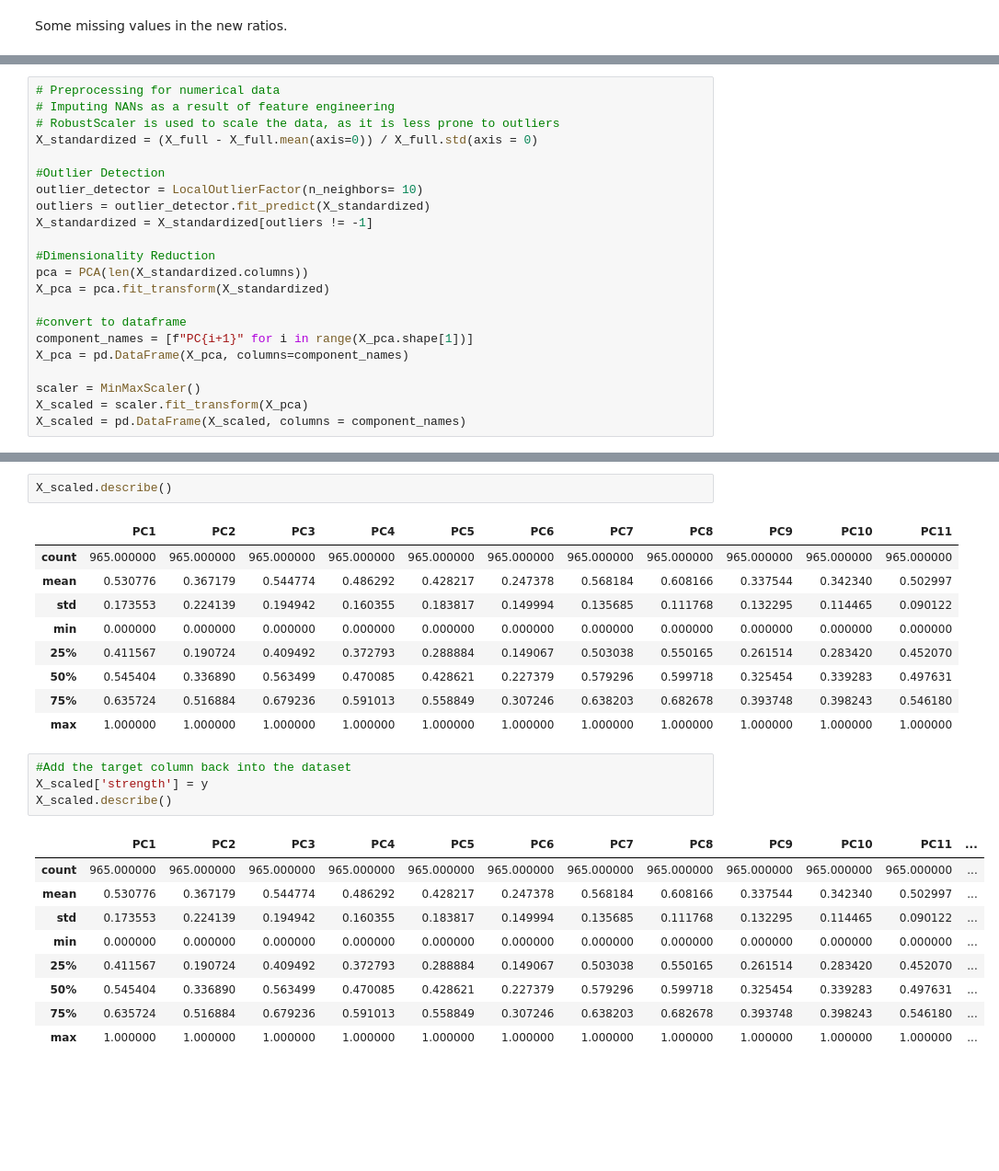
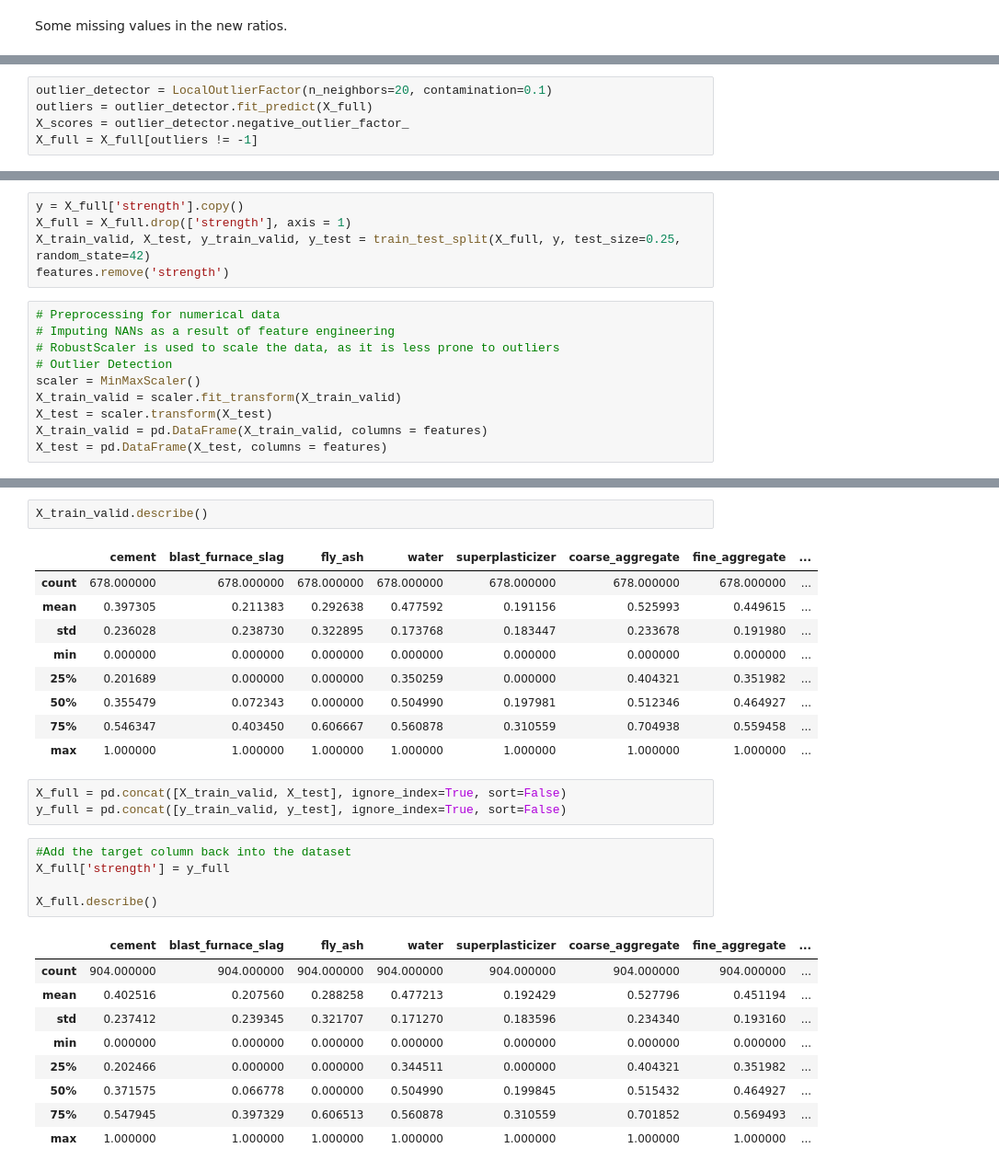
Before and after one commit to TempeHS/2025SE-Mike.N-HSC-AT2, a Jupyter notebook: notebooks/wrangling.ipynb, the cells around one changed output, grey strips where cells are left out. Shown: that part at 92% size. Drawn from its saved outputs; the diff is of its cells as text; blank space fills up the shorter version.

Commit message:
0.0.5
Fixed a critical error in wrangling step that resulted in shape mismatch between the target variable and feature columns. Also added coefficient of determination to evaluate different models.

```diff
--- a/notebooks/wrangling.ipynb
+++ b/notebooks/wrangling.ipynb
@@ -93,0 +137,5 @@ X_full.describe()
+# %%
+outlier_detector = LocalOutlierFactor(n_neighbors=20, contamination=0.1)
+outliers = outlier_detector.fit_predict(X_full)
+X_scores = outlier_detector.negative_outlier_factor_
+X_full = X_full[outliers != -1]
@@ -94,23 +163,16 @@ X_full.describe()
+# %%
+y = X_full['strength'].copy()
+X_full = X_full.drop(['strength'], axis = 1)
+X_train_valid, X_test, y_train_valid, y_test = train_test_split(X_full, y, test_size=0.25, random_state=42)
+features.remove('strength')
 # %%
 # Preprocessing for numerical data
 # Imputing NANs as a result of feature engineering
 # RobustScaler is used to scale the data, as it is less prone to outliers
-X_standardized = (X_full - X_full.mean(axis=0)) / X_full.std(axis = 0)
-
-#Outlier Detection
-outlier_detector = LocalOutlierFactor(n_neighbors= 10)
-outliers = outlier_detector.fit_predict(X_standardized)
-X_standardized = X_standardized[outliers != -1]
-
-#Dimensionality Reduction
-pca = PCA(len(X_standardized.columns))
-X_pca = pca.fit_transform(X_standardized)
-
-#convert to dataframe
-component_names = [f"PC{i+1}" for i in range(X_pca.shape[1])]
-X_pca = pd.DataFrame(X_pca, columns=component_names)
-
+# Outlier Detection
 scaler = MinMaxScaler()
-X_scaled = scaler.fit_transform(X_pca)
-X_scaled = pd.DataFrame(X_scaled, columns = component_names)
+X_train_valid = scaler.fit_transform(X_train_valid)
+X_test = scaler.transform(X_test)
+X_train_valid = pd.DataFrame(X_train_valid, columns = features)
+X_test = pd.DataFrame(X_test, columns = features)
 # %%
@@ -120,28 +194,32 @@ X_scaled.shape
 # %%
-X_scaled.describe()
+X_train_valid.describe()
 # %% [output]
-|  | PC1 | PC2 | PC3 | PC4 | PC5 | PC6 | PC7 | PC8 | PC9 | PC10 | PC11 |
-| count | 965.000000 | 965.000000 | 965.000000 | 965.000000 | 965.000000 | 965.000000 | 965.000000 | 965.000000 | 965.000000 | 965.000000 | 965.000000 |
-| mean | 0.530776 | 0.367179 | 0.544774 | 0.486292 | 0.428217 | 0.247378 | 0.568184 | 0.608166 | 0.337544 | 0.342340 | 0.502997 |
-| std | 0.173553 | 0.224139 | 0.194942 | 0.160355 | 0.183817 | 0.149994 | 0.135685 | 0.111768 | 0.132295 | 0.114465 | 0.090122 |
-| min | 0.000000 | 0.000000 | 0.000000 | 0.000000 | 0.000000 | 0.000000 | 0.000000 | 0.000000 | 0.000000 | 0.000000 | 0.000000 |
-| 25% | 0.411567 | 0.190724 | 0.409492 | 0.372793 | 0.288884 | 0.149067 | 0.503038 | 0.550165 | 0.261514 | 0.283420 | 0.452070 |
-| 50% | 0.545404 | 0.336890 | 0.563499 | 0.470085 | 0.428621 | 0.227379 | 0.579296 | 0.599718 | 0.325454 | 0.339283 | 0.497631 |
-| 75% | 0.635724 | 0.516884 | 0.679236 | 0.591013 | 0.558849 | 0.307246 | 0.638203 | 0.682678 | 0.393748 | 0.398243 | 0.546180 |
-| max | 1.000000 | 1.000000 | 1.000000 | 1.000000 | 1.000000 | 1.000000 | 1.000000 | 1.000000 | 1.000000 | 1.000000 | 1.000000 |
+|  | cement | blast_furnace_slag | fly_ash | water | superplasticizer | coarse_aggregate | fine_aggregate | ... |
+| count | 678.000000 | 678.000000 | 678.000000 | 678.000000 | 678.000000 | 678.000000 | 678.000000 | ... |
+| mean | 0.397305 | 0.211383 | 0.292638 | 0.477592 | 0.191156 | 0.525993 | 0.449615 | ... |
+| std | 0.236028 | 0.238730 | 0.322895 | 0.173768 | 0.183447 | 0.233678 | 0.191980 | ... |
+| min | 0.000000 | 0.000000 | 0.000000 | 0.000000 | 0.000000 | 0.000000 | 0.000000 | ... |
+| 25% | 0.201689 | 0.000000 | 0.000000 | 0.350259 | 0.000000 | 0.404321 | 0.351982 | ... |
+| 50% | 0.355479 | 0.072343 | 0.000000 | 0.504990 | 0.197981 | 0.512346 | 0.464927 | ... |
+| 75% | 0.546347 | 0.403450 | 0.606667 | 0.560878 | 0.310559 | 0.704938 | 0.559458 | ... |
+| max | 1.000000 | 1.000000 | 1.000000 | 1.000000 | 1.000000 | 1.000000 | 1.000000 | ... |
+# %%
+X_full = pd.concat([X_train_valid, X_test], ignore_index=True, sort=False)
+y_full = pd.concat([y_train_valid, y_test], ignore_index=True, sort=False)
 # %%
 #Add the target column back into the dataset
-X_scaled['strength'] = y
-X_scaled.describe()
+X_full['strength'] = y_full
+
+X_full.describe()
 # %% [output]
-|  | PC1 | PC2 | PC3 | PC4 | PC5 | PC6 | PC7 | PC8 | PC9 | PC10 | PC11 | ... |
-| count | 965.000000 | 965.000000 | 965.000000 | 965.000000 | 965.000000 | 965.000000 | 965.000000 | 965.000000 | 965.000000 | 965.000000 | 965.000000 | ... |
-| mean | 0.530776 | 0.367179 | 0.544774 | 0.486292 | 0.428217 | 0.247378 | 0.568184 | 0.608166 | 0.337544 | 0.342340 | 0.502997 | ... |
-| std | 0.173553 | 0.224139 | 0.194942 | 0.160355 | 0.183817 | 0.149994 | 0.135685 | 0.111768 | 0.132295 | 0.114465 | 0.090122 | ... |
-| min | 0.000000 | 0.000000 | 0.000000 | 0.000000 | 0.000000 | 0.000000 | 0.000000 | 0.000000 | 0.000000 | 0.000000 | 0.000000 | ... |
-| 25% | 0.411567 | 0.190724 | 0.409492 | 0.372793 | 0.288884 | 0.149067 | 0.503038 | 0.550165 | 0.261514 | 0.283420 | 0.452070 | ... |
-| 50% | 0.545404 | 0.336890 | 0.563499 | 0.470085 | 0.428621 | 0.227379 | 0.579296 | 0.599718 | 0.325454 | 0.339283 | 0.497631 | ... |
-| 75% | 0.635724 | 0.516884 | 0.679236 | 0.591013 | 0.558849 | 0.307246 | 0.638203 | 0.682678 | 0.393748 | 0.398243 | 0.546180 | ... |
-| max | 1.000000 | 1.000000 | 1.000000 | 1.000000 | 1.000000 | 1.000000 | 1.000000 | 1.000000 | 1.000000 | 1.000000 | 1.000000 | ... |
+|  | cement | blast_furnace_slag | fly_ash | water | superplasticizer | coarse_aggregate | fine_aggregate | ... |
+| count | 904.000000 | 904.000000 | 904.000000 | 904.000000 | 904.000000 | 904.000000 | 904.000000 | ... |
+| mean | 0.402516 | 0.207560 | 0.288258 | 0.477213 | 0.192429 | 0.527796 | 0.451194 | ... |
+| std | 0.237412 | 0.239345 | 0.321707 | 0.171270 | 0.183596 | 0.234340 | 0.193160 | ... |
+| min | 0.000000 | 0.000000 | 0.000000 | 0.000000 | 0.000000 | 0.000000 | 0.000000 | ... |
+| 25% | 0.202466 | 0.000000 | 0.000000 | 0.344511 | 0.000000 | 0.404321 | 0.351982 | ... |
+| 50% | 0.371575 | 0.066778 | 0.000000 | 0.504990 | 0.199845 | 0.515432 | 0.464927 | ... |
+| 75% | 0.547945 | 0.397329 | 0.606513 | 0.560878 | 0.310559 | 0.701852 | 0.569493 | ... |
+| max | 1.000000 | 1.000000 | 1.000000 | 1.000000 | 1.000000 | 1.000000 | 1.000000 | ... |
 # %%
 #Save the preprocessed data
```
Also changed, not shown: parts of 18 cells of this notebook, 5 other files.
